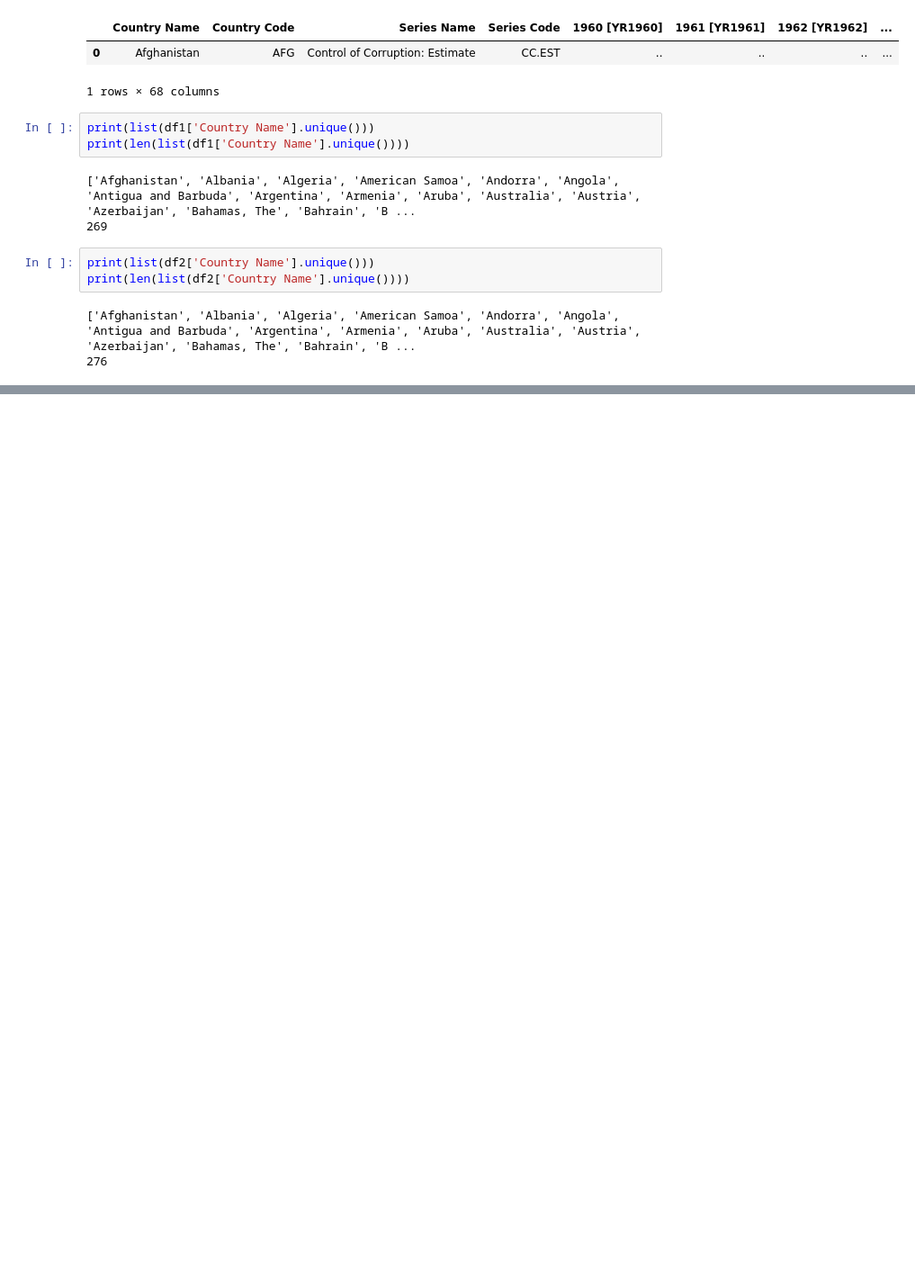
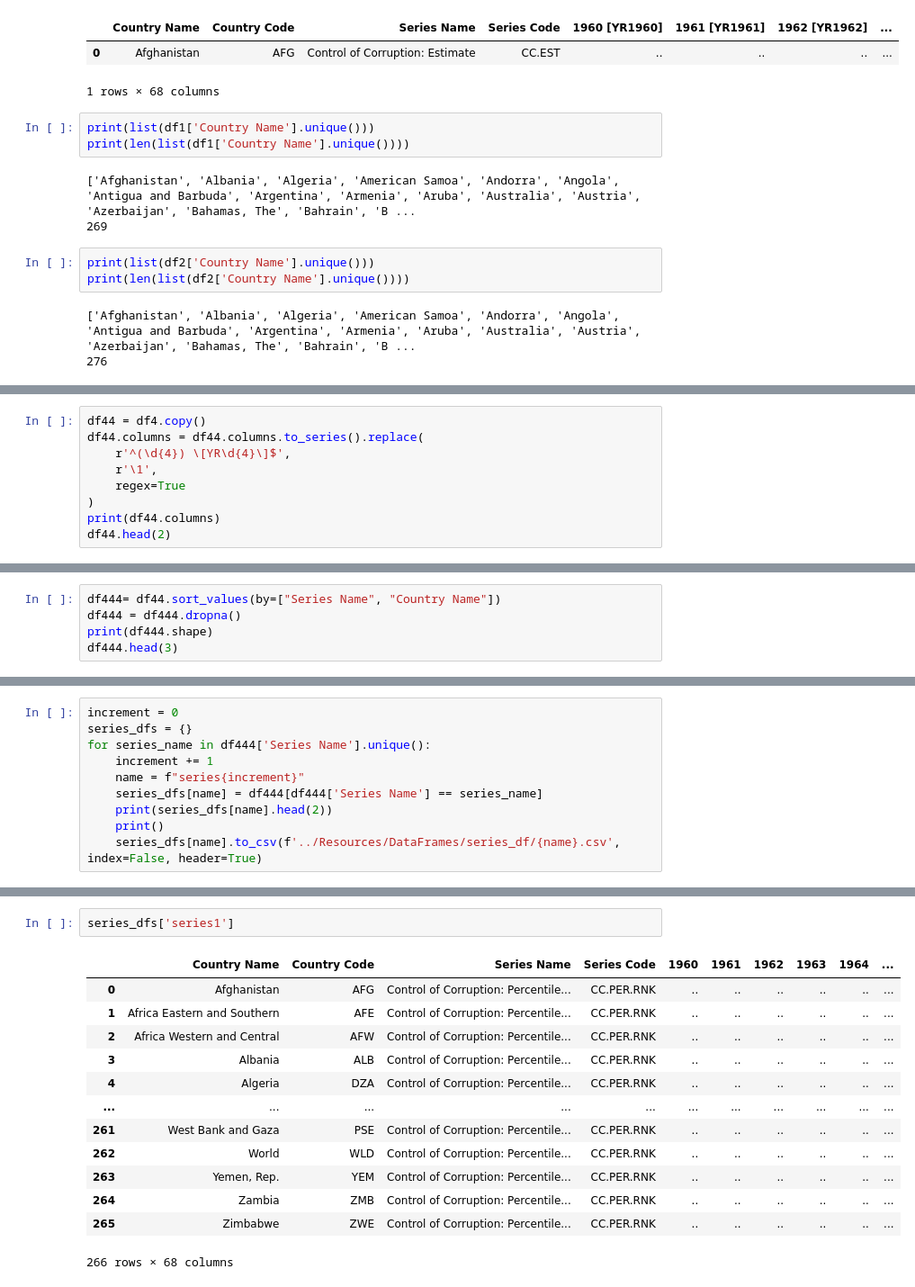
Before and after one commit to Addieryn/Project_Olympian, a Jupyter notebook: Dylan/country_cleaning.ipynb, the cells around one changed output, grey strips where cells are left out. Shown at 90% size. Drawn from its saved outputs; the diff is of its cells as text; blank space fills up the shorter version.

```diff
--- a/Dylan/country_cleaning.ipynb
+++ b/Dylan/country_cleaning.ipynb
@@ -54,0 +95,9 @@ print(len(list(df2['Country Name'].unique())))
+# %%
+df44 = df4.copy()
+df44.columns = df44.columns.to_series().replace(
+    r'^(\d{4}) \[YR\d{4}\]$',
+    r'\1',
+    regex=True
+)
+print(df44.columns)
+df44.head(2)
@@ -54,0 +120,5 @@ print(len(list(df2['Country Name'].unique())))
+# %%
+df444= df44.sort_values(by=["Series Name", "Country Name"])
+df444 = df444.dropna()
+print(df444.shape)
+df444.head(3)
@@ -54,0 +139,10 @@ print(len(list(df2['Country Name'].unique())))
+# %%
+increment = 0
+series_dfs = {}
+for series_name in df444['Series Name'].unique():
+    increment += 1
+    name = f"series{increment}"
+    series_dfs[name] = df444[df444['Series Name'] == series_name]
+    print(series_dfs[name].head(2))
+    print()
+    series_dfs[name].to_csv(f'../Resources/DataFrames/series_df/{name}.csv', index=False, header=True)
@@ -54,0 +200,16 @@ print(len(list(df2['Country Name'].unique())))
+# %%
+series_dfs['series1']
+# %% [output]
+|  | Country Name | Country Code | Series Name | Series Code | 1960 | 1961 | 1962 | 1963 | 1964 | ... |
+| 0 | Afghanistan | AFG | Control of Corruption: Percentile... | CC.PER.RNK | .. | .. | .. | .. | .. | ... |
+| 1 | Africa Eastern and Southern | AFE | Control of Corruption: Percentile... | CC.PER.RNK | .. | .. | .. | .. | .. | ... |
+| 2 | Africa Western and Central | AFW | Control of Corruption: Percentile... | CC.PER.RNK | .. | .. | .. | .. | .. | ... |
+| 3 | Albania | ALB | Control of Corruption: Percentile... | CC.PER.RNK | .. | .. | .. | .. | .. | ... |
+| 4 | Algeria | DZA | Control of Corruption: Percentile... | CC.PER.RNK | .. | .. | .. | .. | .. | ... |
+| ... | ... | ... | ... | ... | ... | ... | ... | ... | ... | ... |
+| 261 | West Bank and Gaza | PSE | Control of Corruption: Percentile... | CC.PER.RNK | .. | .. | .. | .. | .. | ... |
+| 262 | World | WLD | Control of Corruption: Percentile... | CC.PER.RNK | .. | .. | .. | .. | .. | ... |
+| 263 | Yemen, Rep. | YEM | Control of Corruption: Percentile... | CC.PER.RNK | .. | .. | .. | .. | .. | ... |
+| 264 | Zambia | ZMB | Control of Corruption: Percentile... | CC.PER.RNK | .. | .. | .. | .. | .. | ... |
+| 265 | Zimbabwe | ZWE | Control of Corruption: Percentile... | CC.PER.RNK | .. | .. | .. | .. | .. | ... |
+266 rows × 68 columns
```
Also changed, not shown: parts of 10 cells of this notebook, 22 other files.
